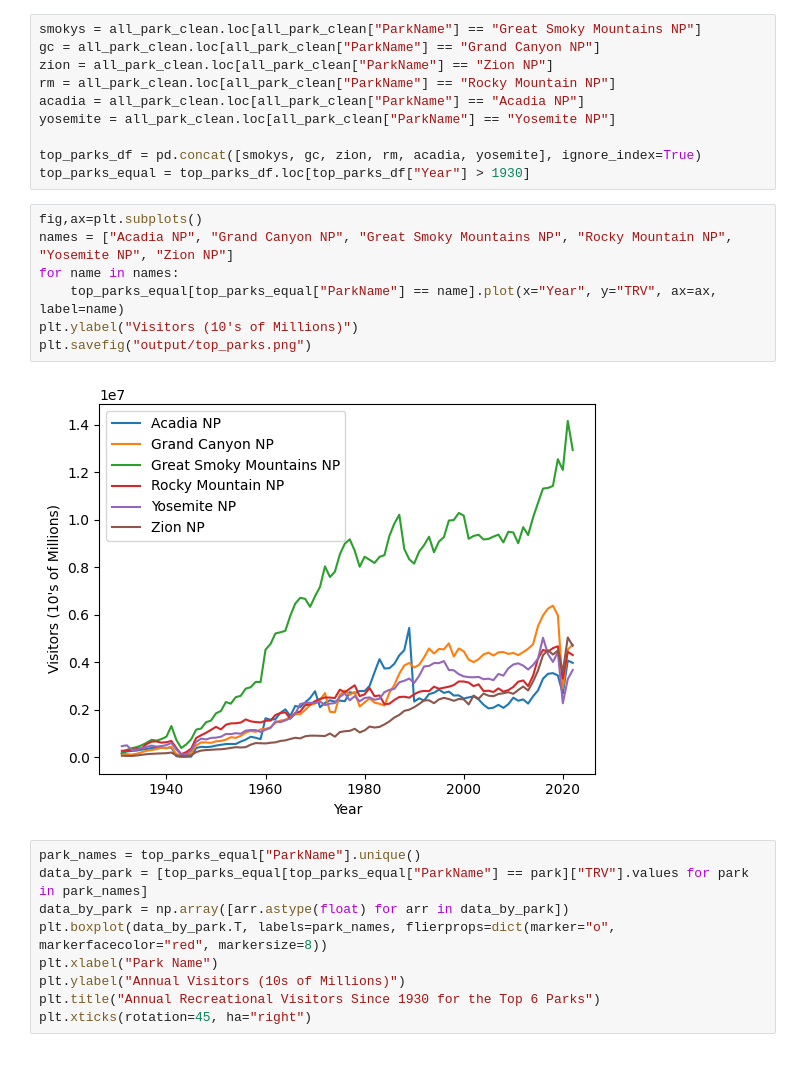
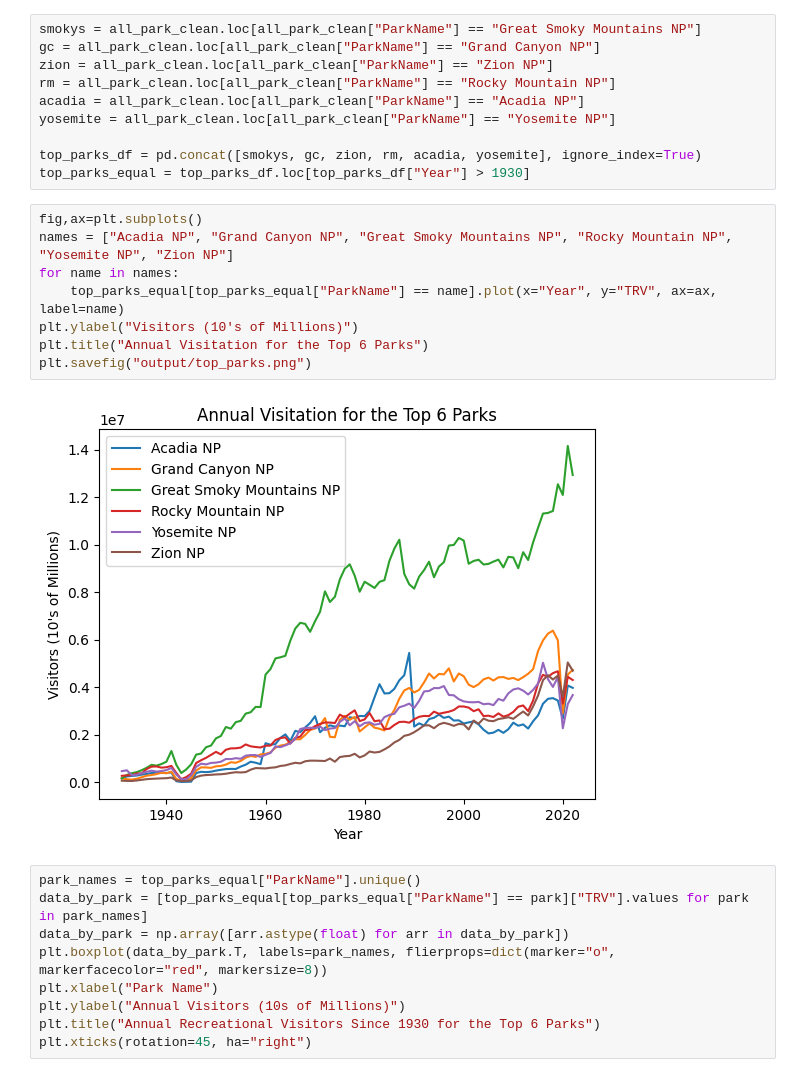
Before and after one commit to andymatsuura/NPS-Analysis, a Jupyter notebook: andy-dataclean_yosemite.ipynb, the cells around one changed output. Cells and saved outputs as stored; diff of their text form.

```diff
--- a/andy-dataclean_yosemite.ipynb
+++ b/andy-dataclean_yosemite.ipynb
@@ -353,12 +353,13 @@ top_parks_equal = top_parks_df.loc[top_parks_df["Year"] > 1930]
 # %%
 fig,ax=plt.subplots()
 names = ["Acadia NP", "Grand Canyon NP", "Great Smoky Mountains NP", "Rocky Mountain NP", "Yosemite NP", "Zion NP"]
 for name in names:
     top_parks_equal[top_parks_equal["ParkName"] == name].plot(x="Year", y="TRV", ax=ax, label=name)
 plt.ylabel("Visitors (10's of Millions)")
+plt.title("Annual Visitation for the Top 6 Parks")
 plt.savefig("output/top_parks.png")
 # %% [output]
-[figure, old version]
+[figure, new version]
 # %%
 park_names = top_parks_equal["ParkName"].unique()
 data_by_park = [top_parks_equal[top_parks_equal["ParkName"] == park]["TRV"].values for park in park_names]
```
Also changed, not shown: 1 other file.
